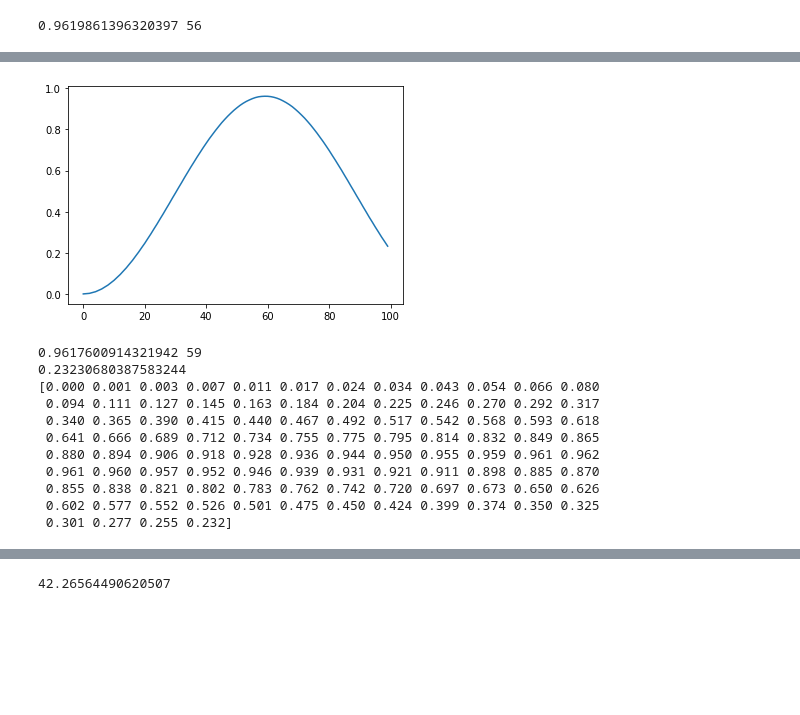
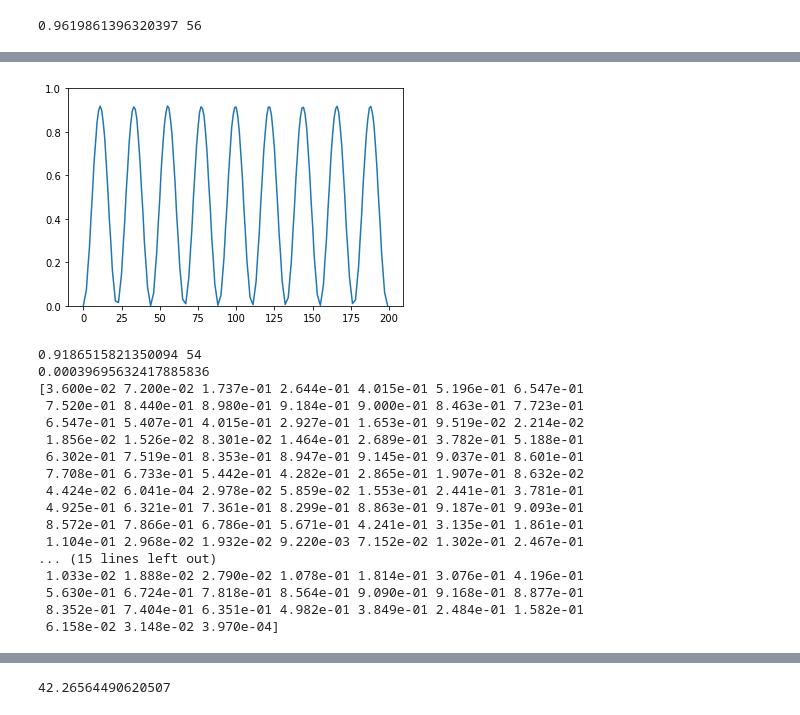
Before and after one commit to Tshou1219/qba, a Jupyter notebook: main.ipynb, the cells around one changed output, grey strips where cells are left out. Drawn from its saved outputs; the diff is of its cells as text; code cells hidden in the pictures; blank space fills up the shorter version.

```diff
--- a/main.ipynb
+++ b/main.ipynb
@@ -370,7 +385,7 @@ num_pin=1
 prob_vertex=[0]
 # qba=QBA().build_comp_graph(dim,PATH)
 # qba=QBA().build_wheel_graph(dim,PATH)
-qba=QBA().build_hypercube(dim,PATH)
+qba=QBA().build_hypercube_graph(dim,PATH)
 for _ in range(num_pin):
     qba.deg=np.append(qba.deg,1)
 qba.deg[add_v]+=num_pin
@@ -391,6 +406,6 @@ prob_arcs=[(0, 2**dim+a) for a in range(num_pin)] + [(2**dim+a, 0) for a in rang
 # print(prob_arcs)
 # prob_arcs=[(0, 2**dim), (2**dim, 0)]
 # qba.arc_plot()
-qba.non_flow_grover_arcs(200,prob_arcs,num_pin,True)
+qba.non_flow_grover_arcs(250,prob_arcs,num_pin,True)
 qba.plot_origin_prob()
 # %% [output]
@@ -479,0 +562,33 @@ qba.plot_origin_prob()
+# %%
+from qba import QBA
+import numpy as np
+
+## ジョンソングラフ2個繋げる ブリッジ付き
+
+from qba import QBA
+import numpy as np
+import math
+
+PATH=[]
+n=3
+k=1
+num_of_v=math.comb(n,k)
+add_v=0
+v_change=[0,3]
+G_1=QBA().build_Johnson_graph(n,k,PATH)
+G_2=QBA().build_Johnson_graph(n,k,PATH)
+qba=QBA().star_product_with_bridge(G_1, G_2)
+
+for i in range(len(G_1.arcs)+1):
+    qba.weights[i]=1.
+qba.weights[qba.deg[0]-1]=0.
+qba.arc_plot()
+# print(qba.deg)
+# print(qba.arcs)
+# print(qba.weights)
+
+prob_arcs= G_1.arcs
+# qba.non_flow_grover_arcs(1,prob_arcs,1,True)
+qba.non_flow_grover_arcs_with_olacle(1, prob_arcs, v_change, True)
+qba.arc_plot()
+qba.plot_origin_prob()
@@ -485,47 +604,53 @@ import math
 ## 刺した場所の重みを反転させる
 ## Johnson
 PATH=[]
-n=15
-k=2
+n=10
+k=1
 num_of_v=math.comb(n,k)
 add_v=0
 prob_vertex=[add_v]
 num_pin=1
 # qba=QBA().build_comp_graph(num_of_v,PATH)
 qba=QBA().build_Johnson_graph(n,k,PATH)
 for _ in range(num_pin):
     qba.deg=np.append(qba.deg,1)
 qba.deg[add_v]+=num_pin
 # print(qba.deg)
 qba.arcs.extend([(add_v, num_of_v+a) for a in range(num_pin)])
 qba.arcs.extend([(num_of_v+a,add_v) for a in range(num_pin)])
 qba.weights = np.zeros(len(qba.arcs))
 # print(qba.arcs)
 # qba.arc_plot()
 for i in range(len(qba.arcs)-num_pin*2):
     qba.weights[i]=1.
 # for i in range(len(qba.arcs)-num_pin*2, len(qba.arcs)-num_pin):
 #     qba.weights[i]=1.
 # for i in range(len(qba.arcs)-num_pin, len(qba.arcs)):
 #     qba.weights[i]=-1.
 # qba.arc_plot()
 
 # qba.non_flow_grover(200,prob_vertex,num_pin,True)
 # qba.plot_origin_prob()
 
 prob_arcs=[(add_v, num_of_v+a) for a in range(num_pin) ] + [(num_of_v+a, add_v) for a in range(num_pin) ]
-qba.non_flow_grover_arcs(100,prob_arcs,num_pin,True)
+qba.non_flow_grover_arcs(200,prob_arcs,num_pin,True)
 qba.plot_origin_prob()
 # %% [output]
-[figure, old version]
+[figure, new version]
-0.9617600914321942 59
-0.23230680387583244
-[0.000 0.001 0.003 0.007 0.011 0.017 0.024 0.034 0.043 0.054 0.066 0.080
- 0.094 0.111 0.127 0.145 0.163 0.184 0.204 0.225 0.246 0.270 0.292 0.317
- 0.340 0.365 0.390 0.415 0.440 0.467 0.492 0.517 0.542 0.568 0.593 0.618
- 0.641 0.666 0.689 0.712 0.734 0.755 0.775 0.795 0.814 0.832 0.849 0.865
- 0.880 0.894 0.906 0.918 0.928 0.936 0.944 0.950 0.955 0.959 0.961 0.962
- 0.961 0.960 0.957 0.952 0.946 0.939 0.931 0.921 0.911 0.898 0.885 0.870
- 0.855 0.838 0.821 0.802 0.783 0.762 0.742 0.720 0.697 0.673 0.650 0.626
- 0.602 0.577 0.552 0.526 0.501 0.475 0.450 0.424 0.399 0.374 0.350 0.325
- 0.301 0.277 0.255 0.232]
+0.9186515821350094 54
+0.00039695632417885836
+[3.600e-02 7.200e-02 1.737e-01 2.644e-01 4.015e-01 5.196e-01 6.547e-01
+ 7.520e-01 8.440e-01 8.980e-01 9.184e-01 9.000e-01 8.463e-01 7.723e-01
+ 6.547e-01 5.407e-01 4.015e-01 2.927e-01 1.653e-01 9.519e-02 2.214e-02
+ 1.856e-02 1.526e-02 8.301e-02 1.464e-01 2.689e-01 3.782e-01 5.188e-01
+ 6.302e-01 7.519e-01 8.353e-01 8.947e-01 9.145e-01 9.037e-01 8.601e-01
+ 7.708e-01 6.733e-01 5.442e-01 4.282e-01 2.865e-01 1.907e-01 8.632e-02
+ 4.424e-02 6.041e-04 2.978e-02 5.859e-02 1.553e-01 2.441e-01 3.781e-01
+ 4.925e-01 6.321e-01 7.361e-01 8.299e-01 8.863e-01 9.187e-01 9.093e-01
+ 8.572e-01 7.866e-01 6.786e-01 5.671e-01 4.241e-01 3.135e-01 1.861e-01
+ 1.104e-01 2.968e-02 1.932e-02 9.220e-03 7.152e-02 1.302e-01 2.467e-01
+... (15 lines left out)
+ 1.033e-02 1.888e-02 2.790e-02 1.078e-01 1.814e-01 3.076e-01 4.196e-01
+ 5.630e-01 6.724e-01 7.818e-01 8.564e-01 9.090e-01 9.168e-01 8.877e-01
+ 8.352e-01 7.404e-01 6.351e-01 4.982e-01 3.849e-01 2.484e-01 1.582e-01
+ 6.158e-02 3.148e-02 3.970e-04]
```
Also changed, not shown: parts of 19 cells of this notebook, 1 other file.
